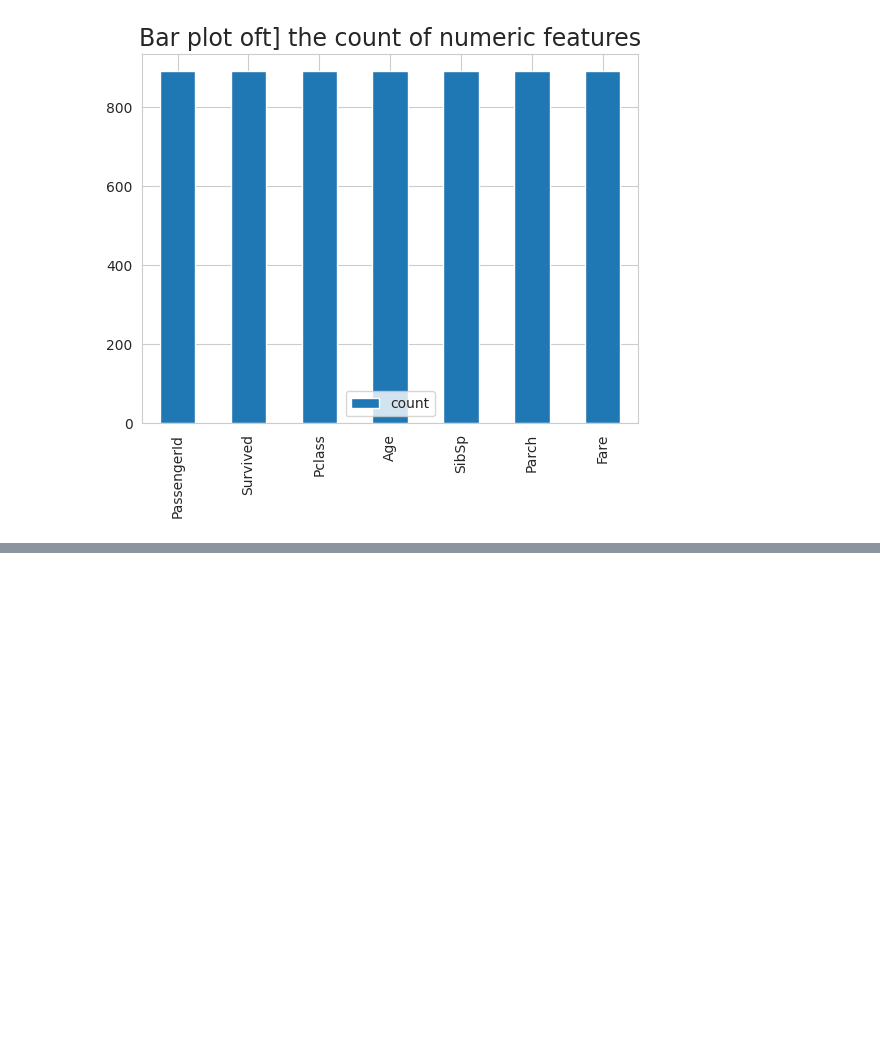
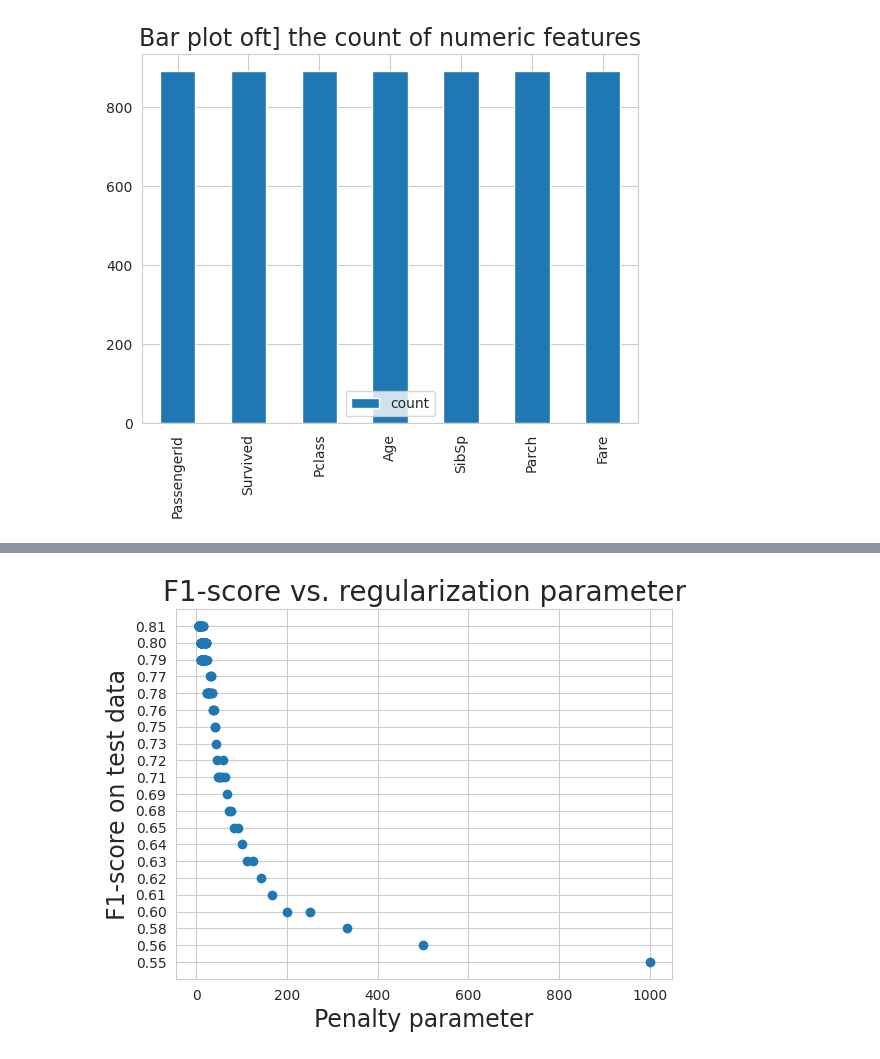
Before and after one commit to 2303A51296Hindu/AIML-2025, a Jupyter notebook: lab5_AIML.ipynb, the cells around one changed output, grey strips where cells are left out. Drawn from its saved outputs; the diff is of its cells as text; code cells hidden in the pictures; blank space fills up the shorter version.

```diff
--- a/lab5_AIML.ipynb
+++ b/lab5_AIML.ipynb
@@ -115,3 +115,8 @@ plt.title("Bar plot oft] the count of numeric features",fontsize=17)
 # %% [output]
 Text(0.5, 1.0, 'Bar plot oft] the count of numeric features')
 [figure]
+# %%
+train.drop(['Cabin','PassengerId','Name','Ticket'], axis=1,
+           inplace=True)
+train.dropna(inplace=True)
+train.head()
@@ -117,0 +130,39 @@ Text(0.5, 1.0, 'Bar plot oft] the count of numeric features')
+# %%
+sex = pd.get_dummies(train['Sex'],drop_first=True)
+embark = pd.get_dummies(train['Embarked'],drop_first=True)
+# %%
+if 'Sex' in train.columns and 'Embarked' in train.columns:
+          train.drop(['Sex','Embarked'],axis=1,inplace=True)
+          train = pd.concat([train,sex,embark],axis=1) #embrak was misspelled
+          train.head()
+# %%
+from sklearn.model_selection import train_test_split
+x_train, x_test, y_train, y_test = train_test_split(train.drop('Survived',axis=1),
+                                                    train['Survived'], test_size=0.20,
+                                                    random_state=111)
+# %%
+from sklearn.linear_model import LogisticRegression
+from sklearn.metrics import classification_report
+nsimu=201
+penalty=[0]*nsimu
+logmodel=[0]*nsimu
+predictions =[0]*nsimu
+class_report = [0]*nsimu
+f1=[0]*nsimu
+
+for i in range(1,nsimu):
+    logmodel[i] =(LogisticRegression(C=i/1000,tol=1e-4, max_iter=int(1e6),n_jobs=4))
+        # x_train was defined instead of X_train
+    logmodel[i].fit(x_train,y_train)
+    predictions[i] = logmodel[i].predict(x_test) # x_test was defined instead of X_test
+    class_report[i] = classification_report(y_test,predictions[i])
+    l=class_report[i].split()
+    f1[i] = l[len(l)-2]
+    penalty[i]=1000/i
+plt.scatter(penalty[1:len(penalty)-2],f1[1:len(f1)-2])
+plt.title("F1-score vs. regularization parameter",fontsize=20)
+plt.xlabel("Penalty parameter",fontsize=17)
+plt.ylabel("F1-score on test data",fontsize=17)
+plt.show()
+# %% [output]
+[figure, added]
```
Also changed, not shown: parts of 2 cells of this notebook.
